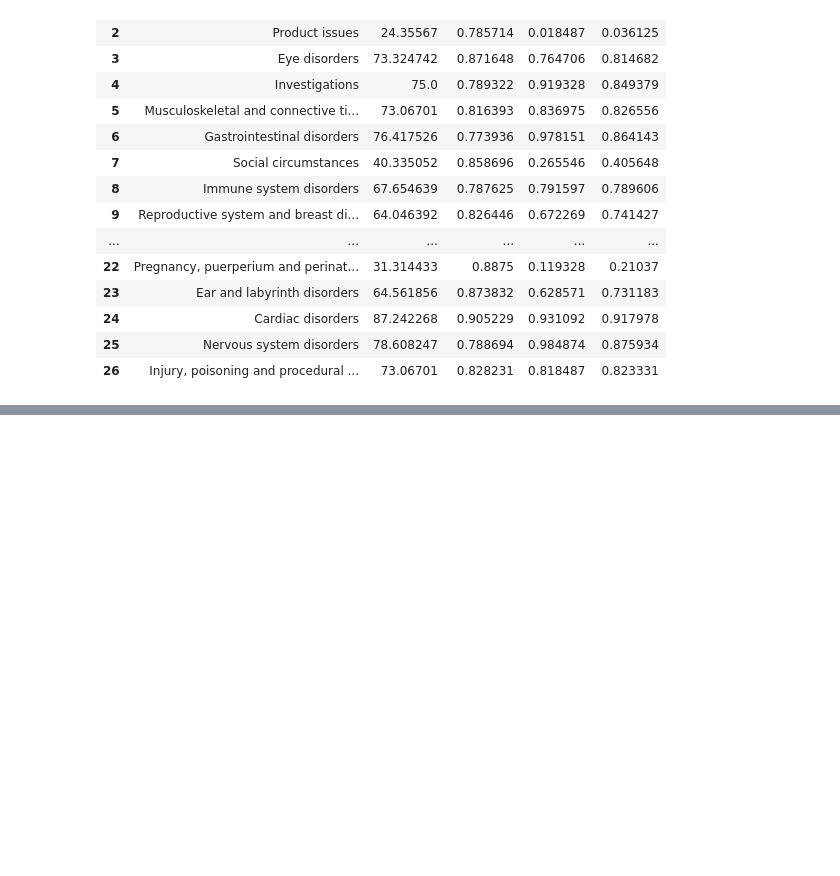
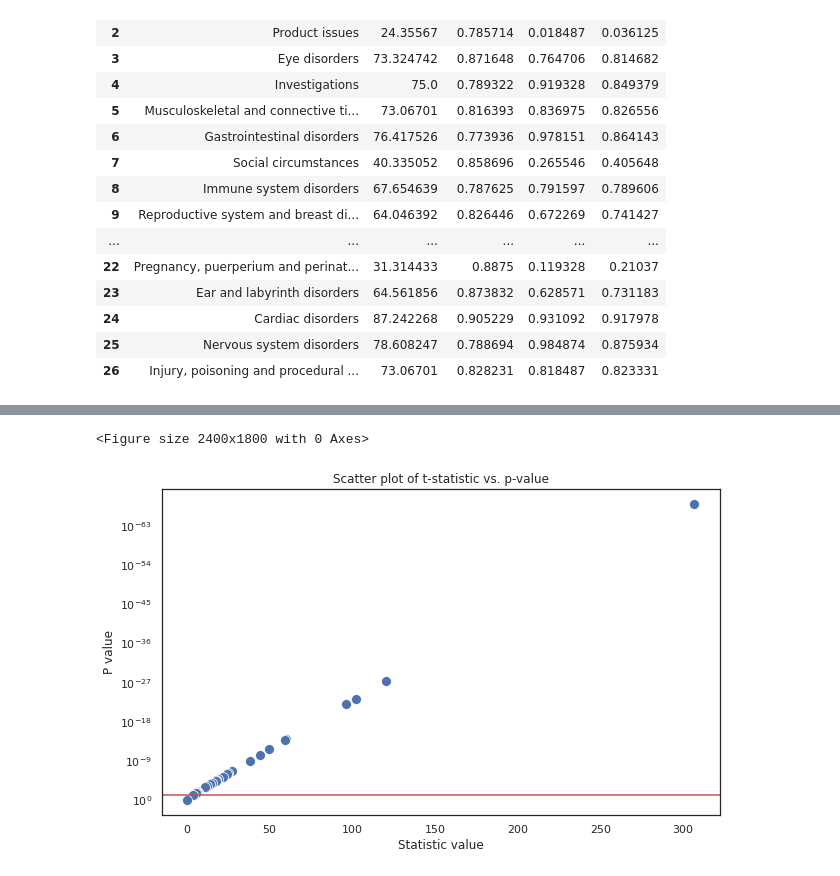
Before and after one commit to srijitseal/DICTrank, a Jupyter notebook: 12_Analyse_DICTrank/02_Predictive_SIDER_for_DICTrank.ipynb, the cells around one changed output, grey strips where cells are left out. Cells and saved outputs as stored; diff of their text form; code cells hidden in the pictures; blank space fills up the shorter version.

```diff
--- a/12_Analyse_DICTrank/02_Predictive_SIDER_for_DICTrank.ipynb
+++ b/12_Analyse_DICTrank/02_Predictive_SIDER_for_DICTrank.ipynb
@@ -247,0 +338,4 @@ plt.show()
+# %%
+results_df["Statistic value" ] = results_df["Statistic value"].astype(float)
+results_df = results_df.sort_values("Statistic value", ascending=False)
+results_df
@@ -247,0 +360,20 @@ plt.show()
+# %%
+## Plotting
+
+plt.figure(figsize=(8, 6), dpi=300)
+sns.set(style="white")  # Set the style
+
+plt.figure(figsize=(10, 6))
+sns.scatterplot(data=results_df, x='Statistic value', y='P value', palette='tab10', s=100)
+plt.yscale('log')
+plt.gca().invert_yaxis()  # This line will reverse the y-axis
+
+plt.title('Scatter plot of t-statistic vs. p-value')
+#plt.grid(True, which="both", ls="--", c='0.65')
+
+plt.axhline(y=0.05, color='r', linestyle='-')
+#plt.legend()
+plt.show()
+# %% [output]
+<Figure size 2400x1800 with 0 Axes>
+[figure, added]
```
Also changed, not shown: parts of 3 cells of this notebook, 52 other files.
